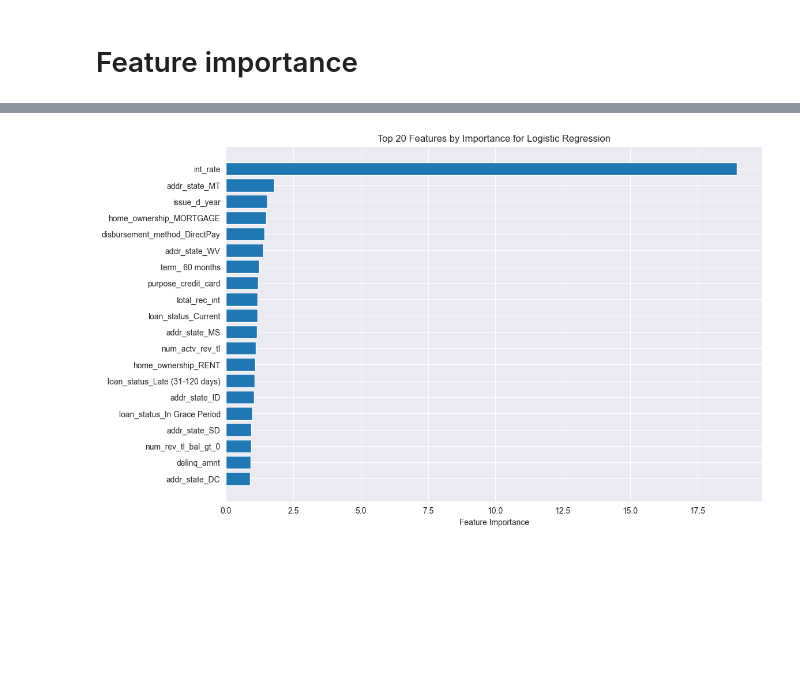
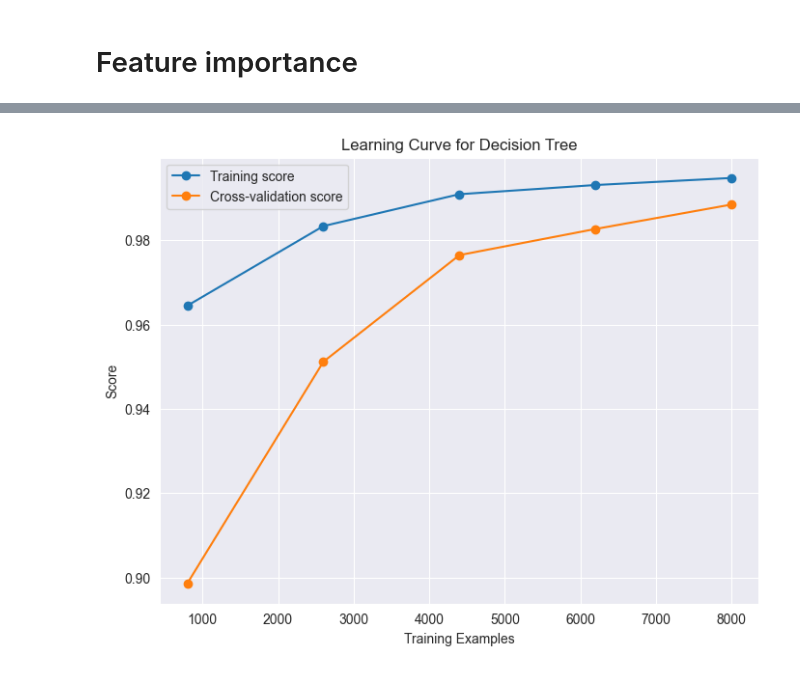
Before and after one commit to katerinadobrynina/ML-project, a Jupyter notebook: descision_tree.ipynb, the cells around one changed output, grey strips where cells are left out. Drawn from its saved outputs; the diff is of its cells as text; code cells hidden in the pictures; blank space fills up the shorter version.

```diff
--- a/descision_tree.ipynb
+++ b/descision_tree.ipynb
@@ -255,0 +252,13 @@ Confusion Matrix:
+# %%
+# K-Nearest Neighbors
+knn_model = KNeighborsClassifier()
+
+# Define hyperparameter grid
+param_grid_knn = {
+    'classifier__n_neighbors': [3, 5, 7, 9],
+    'classifier__weights': ['uniform', 'distance'],
+    'classifier__metric': ['euclidean', 'manhattan']
+}
+
+# Train and evaluate
+best_knn_model, knn_results, cv_scores_knn = train_and_evaluate(knn_model, param_grid_knn, X_train, y_train_encoded, "KNN")
@@ -446,30 +566,55 @@ Logistic Regression Best Parameters: {'C': 10, 'multi_class': 'auto', 'penalty':
 # %%
-# Re-train logistic regression with best parameters
-grid_search_lr.fit(X_train, y_train_encoded)
-best_lr_model = grid_search_lr.best_estimator_
-best_lr_model.fit(X_train, y_train_encoded)
+# Using learning curves to analyze performance with increasing dataset size
+from sklearn.model_selection import learning_curve
 
-# For logistic regression, feature importance can be inferred from the coefficients
-coefficients = np.abs(best_lr_model.coef_)
-feature_importance_lr = np.mean(coefficients, axis=0)
+train_sizes = np.linspace(0.1, 1.0, 5)
 
-# Get the indices of the top features
-sorted_idx_lr = np.argsort(feature_importance_lr)[::-1]
-sorted_features_lr = X_train.columns[sorted_idx_lr]
+# Decision Tree Learning Curve
+train_sizes_dt, train_scores_dt, test_scores_dt = learning_curve(
+    best_dt_model, X_train, y_train_encoded, cv=5, train_sizes=train_sizes, scoring='accuracy', n_jobs=-1)
 
-# Number of top features to display
-n_top_features_lr = 20
+train_scores_mean_dt = np.mean(train_scores_dt, axis=1)
+test_scores_mean_dt = np.mean(test_scores_dt, axis=1)
 
-# Filter for top N features
-top_features_lr = sorted_features_lr[:n_top_features_lr]
-top_importances_lr = feature_importance_lr[sorted_idx_lr][:n_top_features_lr]
+plt.figure(figsize=(8, 6))
+plt.plot(train_sizes_dt, train_scores_mean_dt, 'o-', label="Training score")
+plt.plot(train_sizes_dt, test_scores_mean_dt, 'o-', label="Cross-validation score")
+plt.title('Learning Curve for Decision Tree')
+plt.xlabel('Training Examples')
+plt.ylabel('Score')
+plt.legend()
+plt.show()
 
-# Plot the top N feature importances
-plt.figure(figsize=(12, 8))
-plt.barh(top_features_lr, top_importances_lr)
-plt.xlabel("Feature Importance")
-plt.title(f"Top {n_top_features_lr} Features by Importance for Logistic Regression")
-plt.gca().invert_yaxis()  # Reverse the order to show the most important at the top
+# Logistic Regression Learning Curve
+train_sizes_lr, train_scores_lr, test_scores_lr = learning_curve(
+    best_lr_model, X_train, y_train_encoded, cv=5, train_sizes=train_sizes, scoring='accuracy', n_jobs=-1)
+
+train_scores_mean_lr = np.mean(train_scores_lr, axis=1)
+test_scores_mean_lr = np.mean(test_scores_lr, axis=1)
+
+plt.figure(figsize=(8, 6))
+plt.plot(train_sizes_lr, train_scores_mean_lr, 'o-', label="Training score")
+plt.plot(train_sizes_lr, test_scores_mean_lr, 'o-', label="Cross-validation score")
+plt.title('Learning Curve for Logistic Regression')
+plt.xlabel('Training Examples')
+plt.ylabel('Score')
+plt.legend()
 plt.show()
+
+# KNN Learning Curve
+train_sizes_knn, train_scores_knn, test_scores_knn = learning_curve(
+    best_knn_model, X_train, y_train_encoded, cv=5, train_sizes=train_sizes, scoring='accuracy', n_jobs=-1)
+
+train_scores_mean_knn = np.mean(train_scores_knn, axis=1)
+test_scores_mean_knn = np.mean(test_scores_knn, axis=1)
+
+plt.figure(figsize=(8, 6))
+plt.plot(train_sizes_knn, train_scores_mean_knn, 'o-', label="Training score")
+plt.plot(train_sizes_knn, test_scores_mean_knn, 'o-', label="Cross-validation score")
+plt.title('Learning Curve for KNN')
+plt.xlabel('Training Examples')
+plt.ylabel('Score')
+plt.legend()
+plt.show()
 # %% [output]
-[figure, old version]
+[figure, new version]
```
Also changed, not shown: parts of 46 cells of this notebook, 1 other file.
